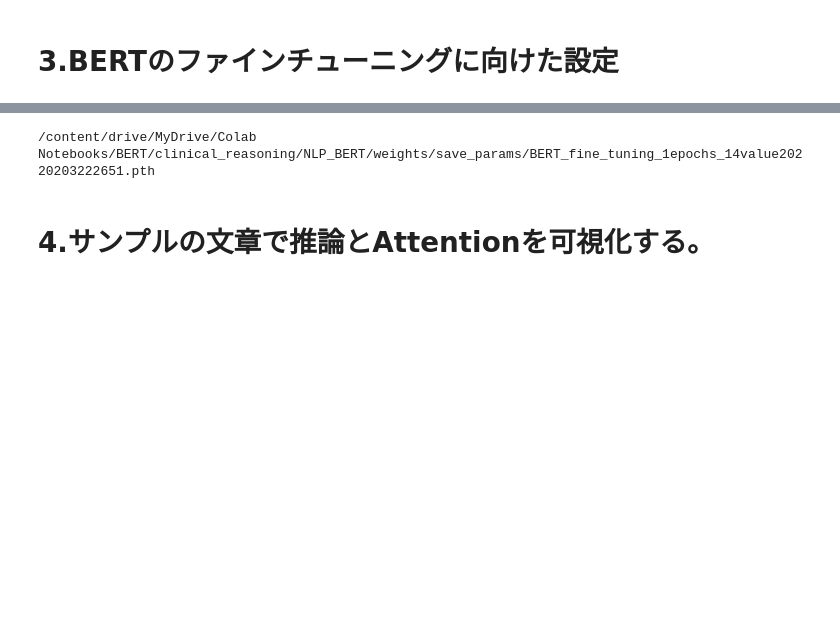
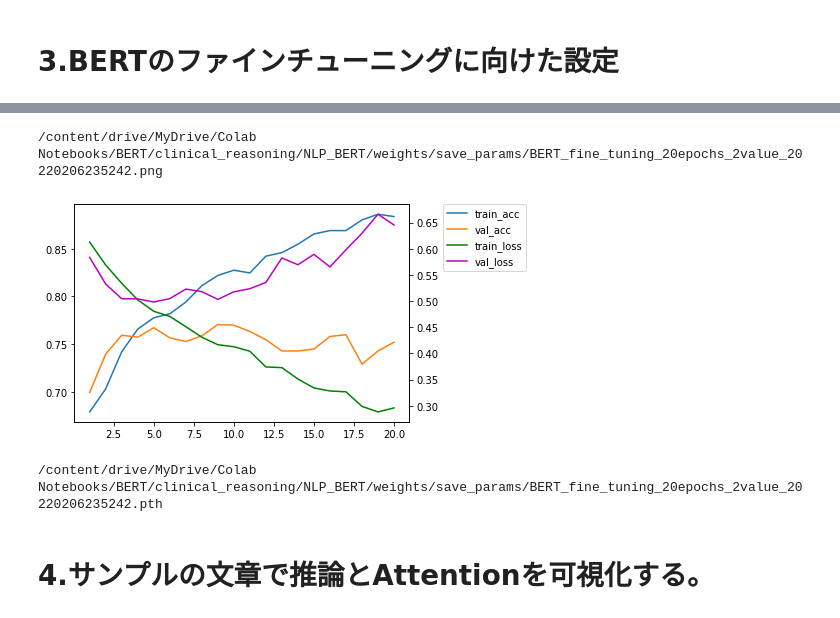
Before and after one commit to tuk19/NLP_BERT, a Jupyter notebook: Clinical_reasoning.ipynb, the cells around one changed output, grey strips where cells are left out. Saved outputs shown, nothing was run; the diff lists cells and outputs as text; code cells hidden in the pictures; blank space fills up the shorter version.

```diff
--- a/Clinical_reasoning.ipynb
+++ b/Clinical_reasoning.ipynb
@@ -206,9 +209,13 @@ criterion = nn.CrossEntropyLoss()
 from utils.train import train_model
 
 # 学習・検証を実行する。
-num_epochs = 1
-net_trained = train_model(net, dataloaders_dict,
-                          criterion, optimizer, num_epochs=num_epochs)
+# lossとaccを取得して、matplotlibでグラフ化するように変更する
+num_epochs = 20
+
+# net_trained= train_model(net, dataloaders_dict,criterion, optimizer, num_epochs=num_epochs)
+
+
+net_trained, epochs_list, train_loss, train_acc, val_loss, val_acc = train_model(net, dataloaders_dict,criterion, optimizer, num_epochs=num_epochs)
 # %% [output]
 使用デバイス： cuda:0
 -----start-------
@@ -231,24 +237,49 @@ Epoch 1/1 |  val  |  Loss: 2.1414 Acc: 0.3219
+# %%
+import matplotlib.pyplot as plt
+%matplotlib inline
+tokyo_tz = datetime.timezone(datetime.timedelta(hours=9))
+time_now = datetime.datetime.now(tokyo_tz)
+time_now = time_now.strftime("%Y%m%d%H%M%S")
+
+x = epochs_list
+y_tloss = train_loss
+y_tacc = train_acc
+y_vloss = val_loss
+y_vacc = val_acc
+
+
+fig = plt.figure()
+
+ax1 = fig.subplots()
+ax2 = ax1.twinx()
+
+ax1.plot(x, y_tacc, label="train_acc")
+ax1.plot(x, y_vacc, label="val_acc")
+
+ax2.plot(x, y_tloss, label="train_loss", color="g")
+ax2.plot(x, y_vloss, label="val_loss", color="m")
+
+h1, l1 = ax1.get_legend_handles_labels()
+h2, l2 = ax2.get_legend_handles_labels()
+ax1.legend(h1 + h2, l1 + l2, bbox_to_anchor=(1.1, 1), loc='upper left', borderaxespad=0)
+
+file_name = f"/content/drive/MyDrive/Colab Notebooks/BERT/clinical_reasoning/NLP_BERT/weights/save_params/BERT_fine_tuning_{num_epochs}epochs_{num_labels}value_{time_now}.png"
+plt.savefig("file_name")
+print(file_name)
+# %% [output]
+/content/drive/MyDrive/Colab Notebooks/BERT/clinical_reasoning/NLP_BERT/weights/save_params/BERT_fine_tuning_20epochs_2value_20220206235242.png
+[figure, added]
 # %%
 # 学習したネットワークパラメータを保存します
-tokyo_tz = datetime.timezone(datetime.timedelta(hours=9))
-time_now = datetime.datetime.now(tokyo_tz)
-time_now = time_now.strftime("%Y%m%d%H%M%S")
-save_weight_path = "/content/drive/MyDrive/Colab Notebooks/BERT/clinical_reasoning/NLP_BERT/weights/save_params/BERT_fine_tuning_"
-save_weight_path = save_weight_path + str(num_epochs) + "epochs_" + str(num_labels) + "value" + time_now + ".pth"
+save_weight_path = f"/content/drive/MyDrive/Colab Notebooks/BERT/clinical_reasoning/NLP_BERT/weights/save_params/BERT_fine_tuning_{num_epochs}epochs_{num_labels}value_{time_now}.pth"
 
-if num_labels ==14:
-  save_path = save_weight_path
-  print(save_weight_path)
-elif num_labels == 6:
-  save_path = save_weight_path
-  print(save_weight_path)
-else:
-  save_path = save_weight_path
-  print(save_weight_path)
 
+save_path = save_weight_path
 torch.save(net_trained.state_dict(), save_path)
+
+print(save_weight_path)
 # %% [output]
-/content/drive/MyDrive/Colab Notebooks/BERT/clinical_reasoning/NLP_BERT/weights/save_params/BERT_fine_tuning_1epochs_14value20220203222651.pth
+/content/drive/MyDrive/Colab Notebooks/BERT/clinical_reasoning/NLP_BERT/weights/save_params/BERT_fine_tuning_20epochs_2value_20220206235242.pth
 # %% [markdown]
 # 4.サンプルの文章で推論とAttentionを可視化する。
 # %%
```
Also changed, not shown: parts of 17 cells of this notebook.
